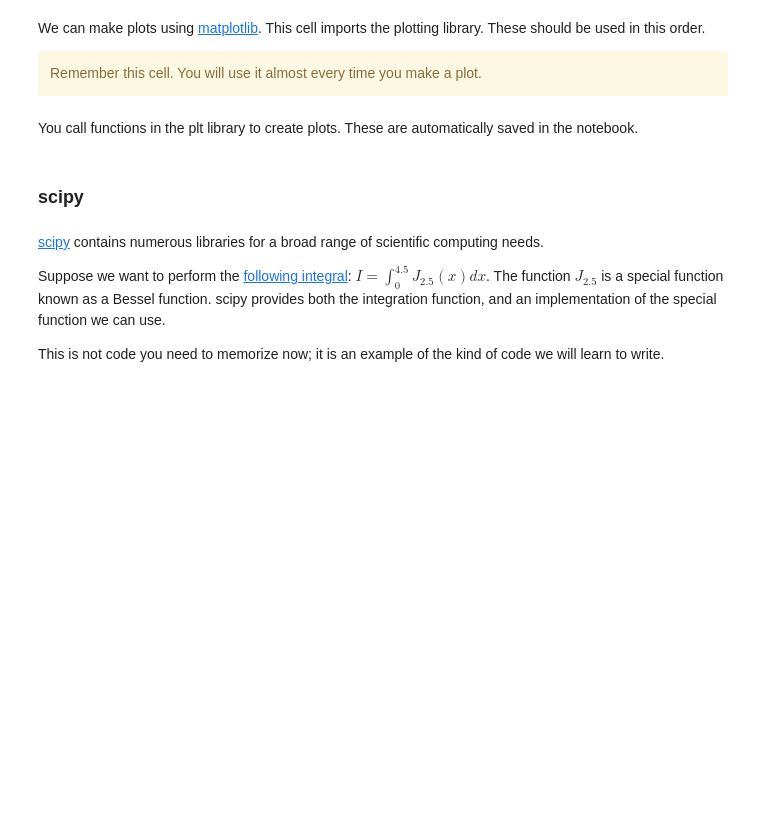
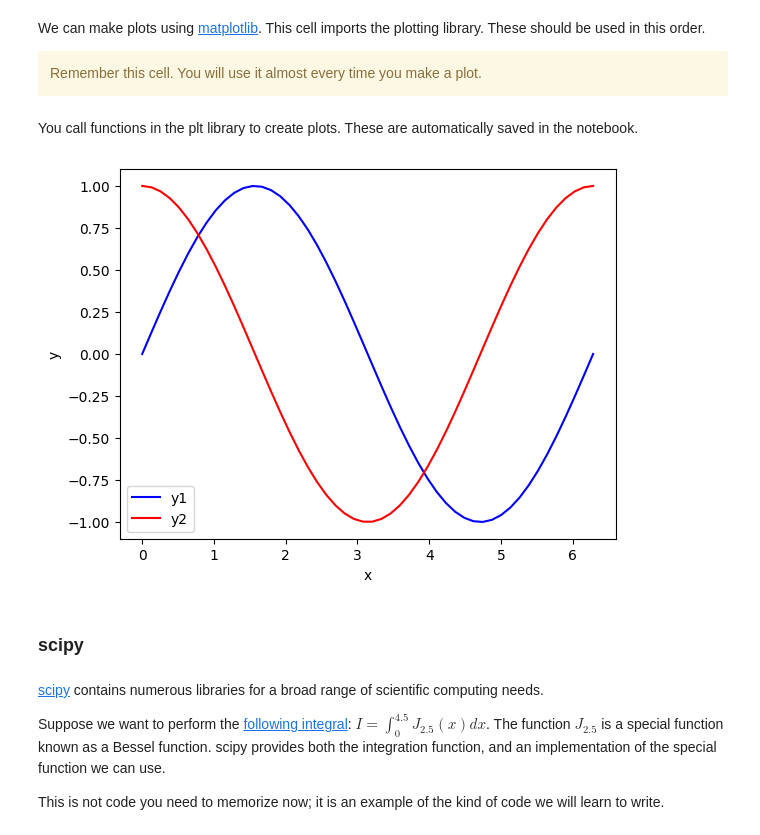
Before and after one commit to Steel-Bank-codespaces/f22-06623, a Jupyter notebook: lectures/00-intro/00-intro.ipynb, the cells around one changed output. Drawn from its saved outputs; the diff is of its cells as text; code cells hidden in the pictures; blank space fills up the shorter version.

```diff
--- a/lectures/00-intro/00-intro.ipynb
+++ b/lectures/00-intro/00-intro.ipynb
@@ -101,14 +207,16 @@ import matplotlib.pyplot as plt
 # %% [markdown]
 You call functions in the plt library to create plots. These are automatically saved in the notebook.
 # %%
-x = np.linspace(0, 2 * np.pi, 100)
+x = np.linspace(0, 2 * np.pi)
 y1 = np.sin(x)
 y2 = np.cos(x)
 plt.plot(x, y1, "b-", x, y2, "r-")
 plt.xlabel("x")
 plt.ylabel("y")
-plt.legend(["y1", "y2"])
+plt.legend(["y1", "y2"]);
 # Always include axis labels and legends when appropriate
+# %% [output]
+[figure, added]
 # %% [markdown]
 ### scipy
 # %% [markdown]
```
Also changed, not shown: parts of 19 cells of this notebook, 1 other file.
